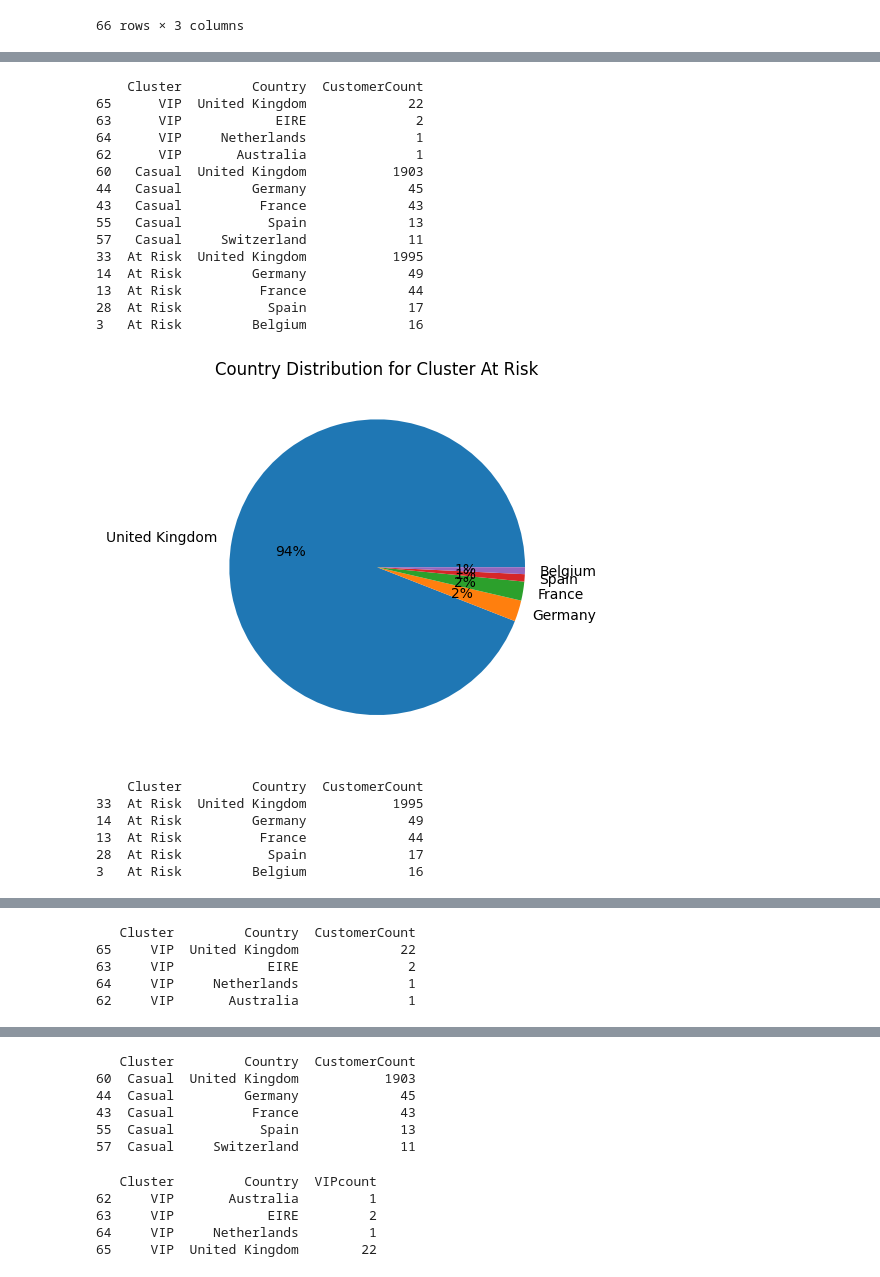
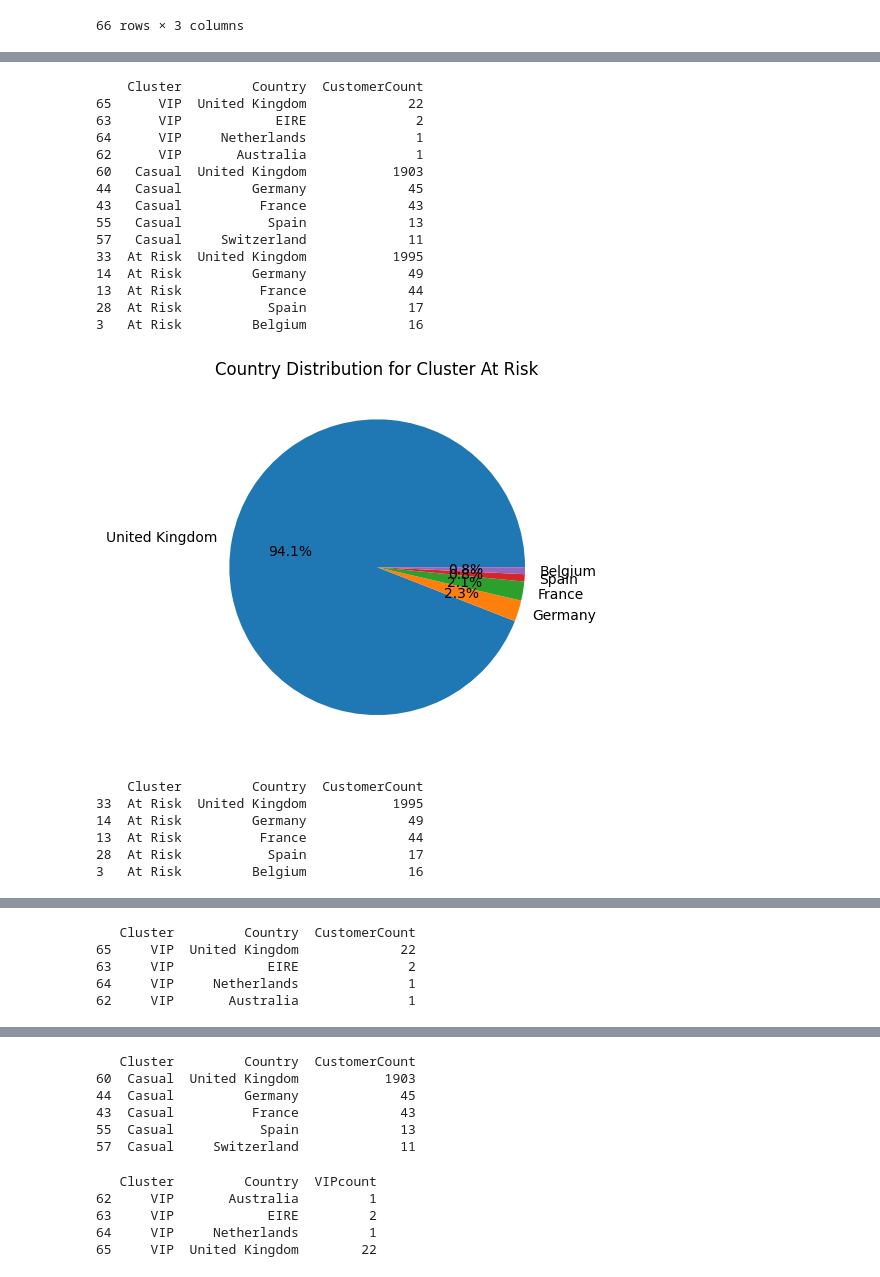
Before and after one commit to Azizbek-Abdulla/online-retail-customer-behaviour, a Jupyter notebook: online_retail_customer.ipynb, the cells around one changed output, grey strips where cells are left out. Drawn from its saved outputs; the diff is of its cells as text; code cells hidden in the pictures.

```diff
--- a/online_retail_customer.ipynb
+++ b/online_retail_customer.ipynb
@@ -309,32 +316,32 @@ cc_df
 # %%
 cctop5_df = cc_df.sort_values(["Cluster", "CustomerCount"], ascending=[False, False]).groupby("Cluster").head(5)
 print(cctop5_df)
 for cluster in clusters:
   plt.pie(
       cctop5_df[cctop5_df["Cluster"] == cluster]["CustomerCount"],
       labels=cctop5_df[cctop5_df["Cluster"] == cluster]["Country"],
-      autopct='%.0f%%',
+      autopct='%.1f%%',
       radius=1.0)
   plt.title(f"Country Distribution for Cluster {cluster}")
   plt.show()
   print(cctop5_df[cctop5_df["Cluster"] == cluster])
 # %% [output]
     Cluster         Country  CustomerCount
 65      VIP  United Kingdom             22
 63      VIP            EIRE              2
 64      VIP     Netherlands              1
 62      VIP       Australia              1
 60   Casual  United Kingdom           1903
 44   Casual         Germany             45
 43   Casual          France             43
 55   Casual           Spain             13
 57   Casual     Switzerland             11
 33  At Risk  United Kingdom           1995
 14  At Risk         Germany             49
 13  At Risk          France             44
 28  At Risk           Spain             17
 3   At Risk         Belgium             16
-[figure, old version]
+[figure, new version]
     Cluster         Country  CustomerCount
 33  At Risk  United Kingdom           1995
 14  At Risk         Germany             49
```
Also changed, not shown: parts of 9 cells of this notebook.
